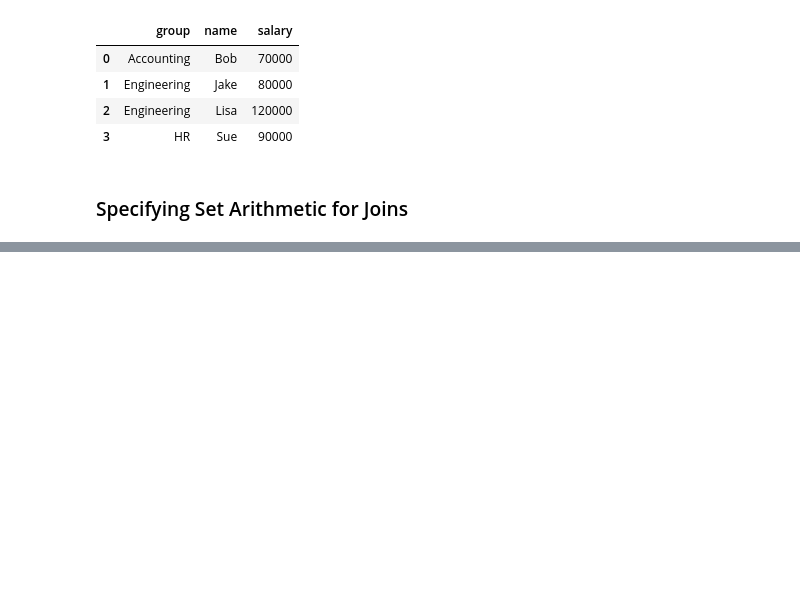
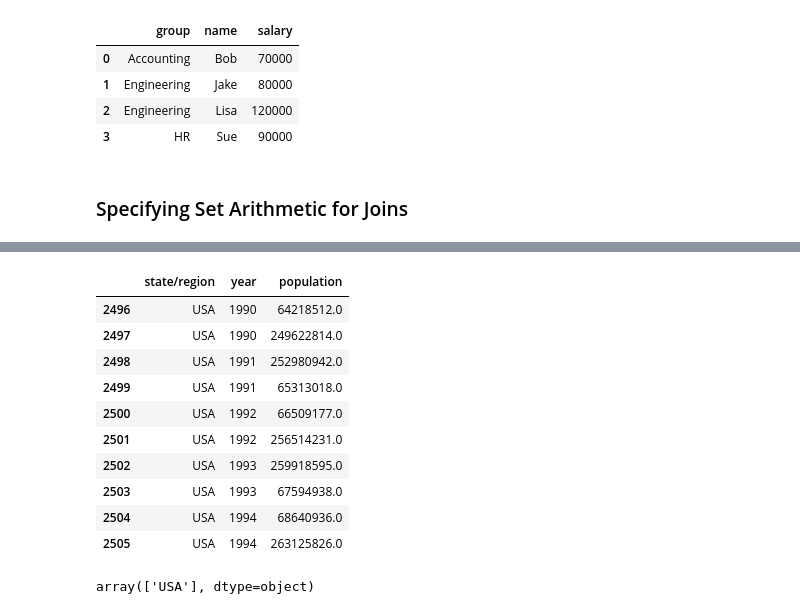
Before and after one commit to craigtrupp/DataScienceHandbook, a Jupyter notebook: Pandas/Combining Datasets (Concat, Append, Merge & Join) - Example US DataSets Pulls with Curl.ipynb, the cells around one changed output, grey strips where cells are left out. Cells and saved outputs as stored; diff of their text form; code cells hidden in the pictures; blank space fills up the shorter version.

Commit message:
Combining Datasets for population/density values, merge/join and other common dframe type concatenation/append

```diff
--- a/Pandas/Combining Datasets (Concat & Append).ipynb
+++ b/Pandas/Combining Datasets (Concat, Append, Merge & Join) - Example US DataSets Pulls with Curl.ipynb
@@ -505,0 +660,5 @@ read_csv(filepath_or_buffer: 'FilePath | ReadCsvBuffer[bytes] | ReadCsvBuffer[st
+# %%
+pop_abbrevs_inner = pd.merge(pop, abbrevs, left_on='state/region', right_on='abbreviation')
+pop_abbrevs_outer = pd.merge(pop, abbrevs, how='outer', left_on='state/region', right_on='abbreviation')
+print(len(pop_abbrevs_inner), len(pop_abbrevs_outer), '\n',
+      pop_abbrevs_inner.isna().sum(), '\n', pop_abbrevs_outer.isna().sum())
@@ -505,0 +693,4 @@ read_csv(filepath_or_buffer: 'FilePath | ReadCsvBuffer[bytes] | ReadCsvBuffer[st
+# %%
+# drop duplicate abbreviation
+pop_abbrevs_outer.drop('abbreviation', axis=1, inplace=True)
+pop_abbrevs_outer.head()
@@ -505,0 +740,6 @@ read_csv(filepath_or_buffer: 'FilePath | ReadCsvBuffer[bytes] | ReadCsvBuffer[st
+# %%
+# locate PR/USA state/region values and isolate state columns for found conditional then set 'state'
+pop_abbrevs_outer.loc[pop_abbrevs_outer['state/region'] == 'PR', 'state'] = 'Puerto Rico'
+pop_abbrevs_outer.loc[pop_abbrevs_outer['state/region'] == 'USA', 'state'] = 'United States'
+# See that null from 'state' is no more
+pop_abbrevs_outer.isnull().any()
@@ -505,0 +753,5 @@ read_csv(filepath_or_buffer: 'FilePath | ReadCsvBuffer[bytes] | ReadCsvBuffer[st
+# %%
+# Now include Areas (share same column to merge on)
+# left join to include all from first merged dataframe and matched states found for the areas dataframe
+all_three = pd.merge(pop_abbrevs_outer, areas, on='state', how='left')
+all_three.head()
@@ -505,0 +785,19 @@ read_csv(filepath_or_buffer: 'FilePath | ReadCsvBuffer[bytes] | ReadCsvBuffer[st
+# %%
+# Make sure for double bracket notation when subsetting subsequent columns to look at when evaluating null columns value across other columns
+all_three.loc[all_three['area (sq. mi)'].isna()][['state/region', 'year', 'population']].head(10)
+# %% [output]
+|  | state/region | year | population |
+| 2496 | USA | 1990 | 64218512.0 |
+| 2497 | USA | 1990 | 249622814.0 |
+| 2498 | USA | 1991 | 252980942.0 |
+| 2499 | USA | 1991 | 65313018.0 |
+| 2500 | USA | 1992 | 66509177.0 |
+| 2501 | USA | 1992 | 256514231.0 |
+| 2502 | USA | 1993 | 259918595.0 |
+| 2503 | USA | 1993 | 67594938.0 |
+| 2504 | USA | 1994 | 68640936.0 |
+| 2505 | USA | 1994 | 263125826.0 |
+# %%
+all_three.loc[all_three['area (sq. mi)'].isna()]['state/region'].unique()
+# %% [output]
+array(['USA'], dtype=object)
```
Also changed, not shown: parts of 51 cells of this notebook, 3 other files.
